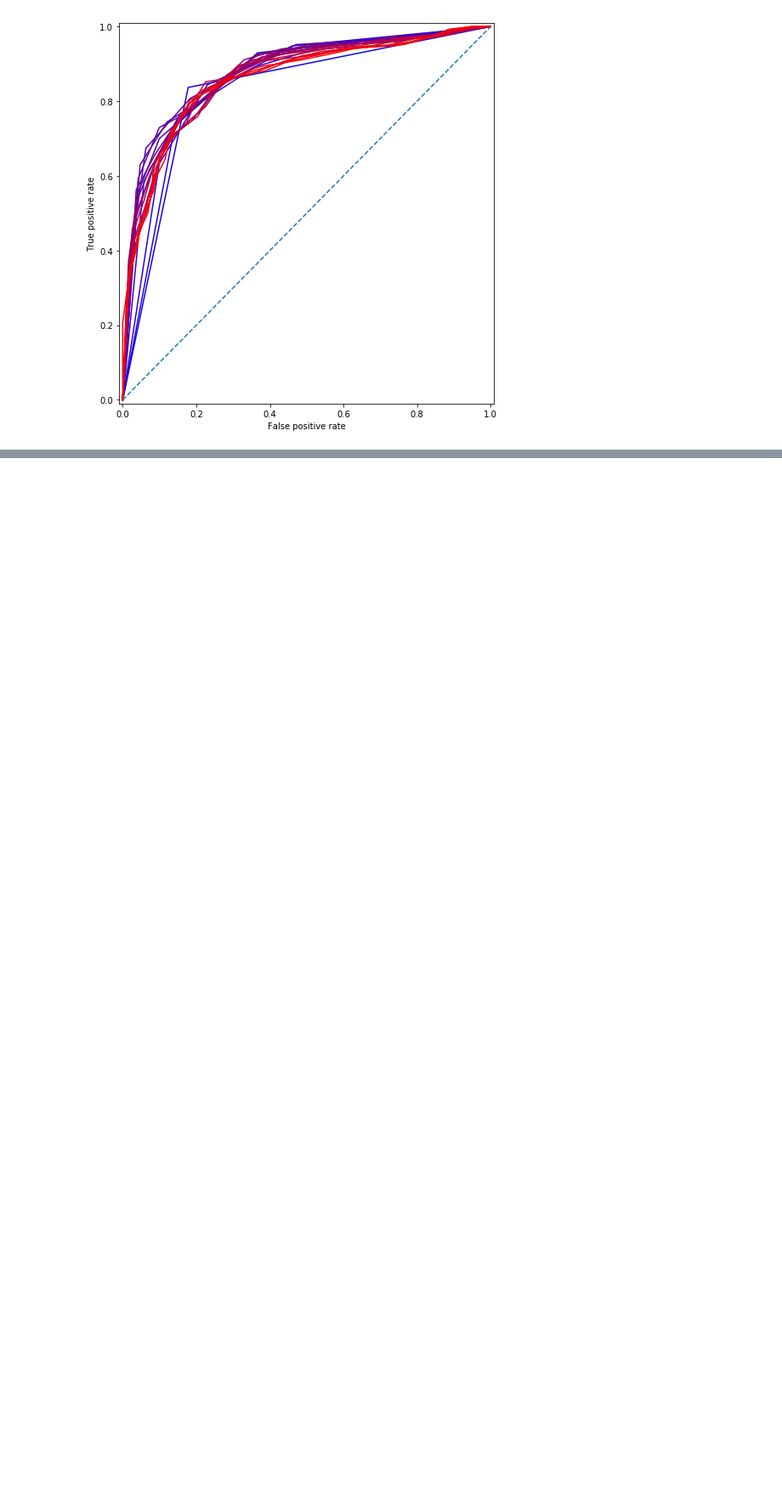
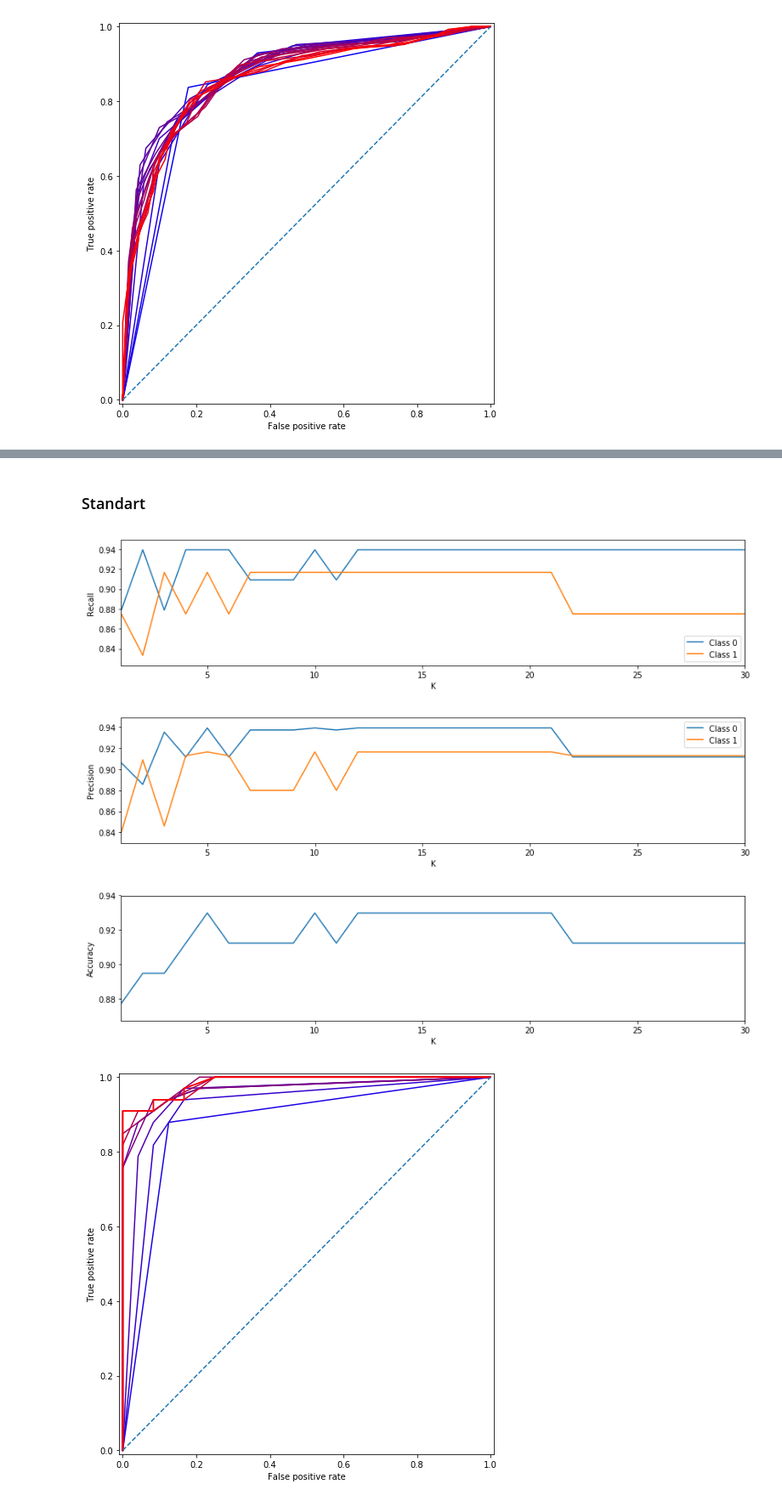
Before and after one commit to maximumSHOT-HSE/ML-HW, a Jupyter notebook: hw01/hw01_task.ipynb, the cells around one changed output, grey strips where cells are left out. Shown at 85% size. Cells and saved outputs as stored; diff of their text form; code cells hidden in the pictures; blank space fills up the shorter version.

```diff
--- a/hw01/hw01_task.ipynb
+++ b/hw01/hw01_task.ipynb
@@ -361,0 +364,17 @@ plot_roc_curve(X_train, y_train, X_test, y_test, max_k=20)
+# %%
+def standard_scale(xs: list) -> list:
+    mean = np.mean(np.array(xs))
+    std = np.std(np.array(xs))
+    return [(x - mean) / std for x in xs]
+
+
+# scale [min, max] to [0, 1]
+def zero_one_scale(xs: list) -> list:
+    m = np.array(xs).min()
+    M = np.array(xs).max()
+    return [(x - m) / (M - m) for x in xs]
+
+
+def max_abs_scale(xs: list) -> list:
+    M = max(abs(x) for x in xs)
+    return [x / M for x in xs]
@@ -361,0 +383,13 @@ plot_roc_curve(X_train, y_train, X_test, y_test, max_k=20)
+# %% [markdown]
+### Standart
+# %%
+X, y = read_cancer_dataset("resources/cancer.csv")
+X = standard_scale(X)
+X_train, y_train, X_test, y_test = train_test_split(X, y, 0.9)
+plot_precision_recall(X_train, y_train, X_test, y_test)
+plot_roc_curve(X_train, y_train, X_test, y_test, max_k=10)
+# %% [output]
+[figure, added]
+[figure, added]
+[figure, added]
+[figure, added]
```
Also changed, not shown: parts of 5 cells of this notebook, 1 other file.
